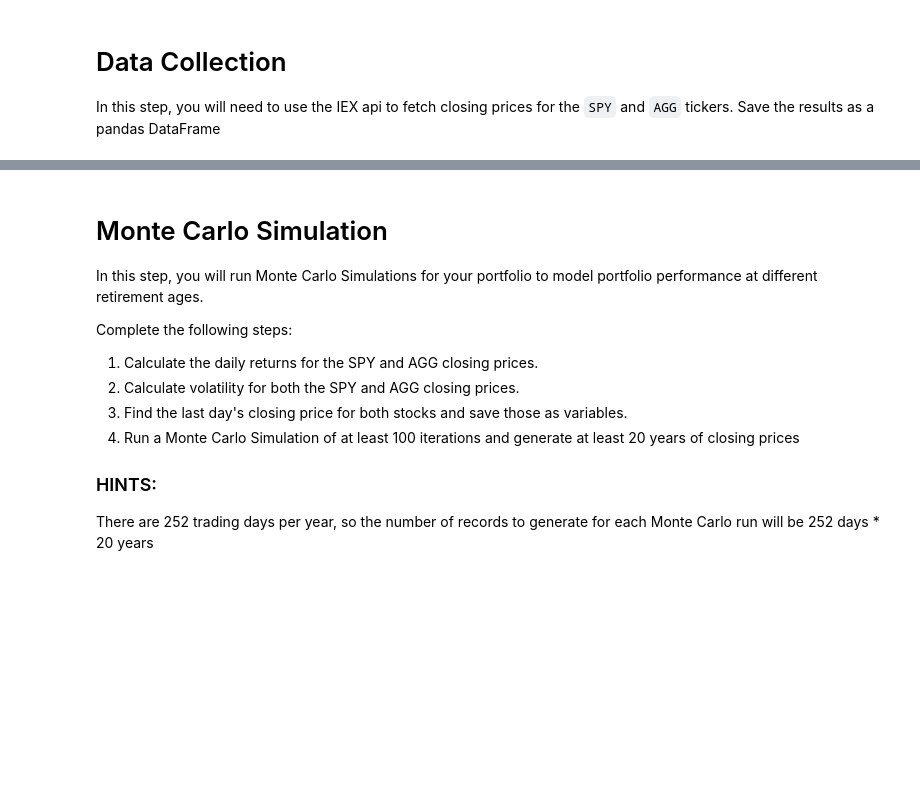
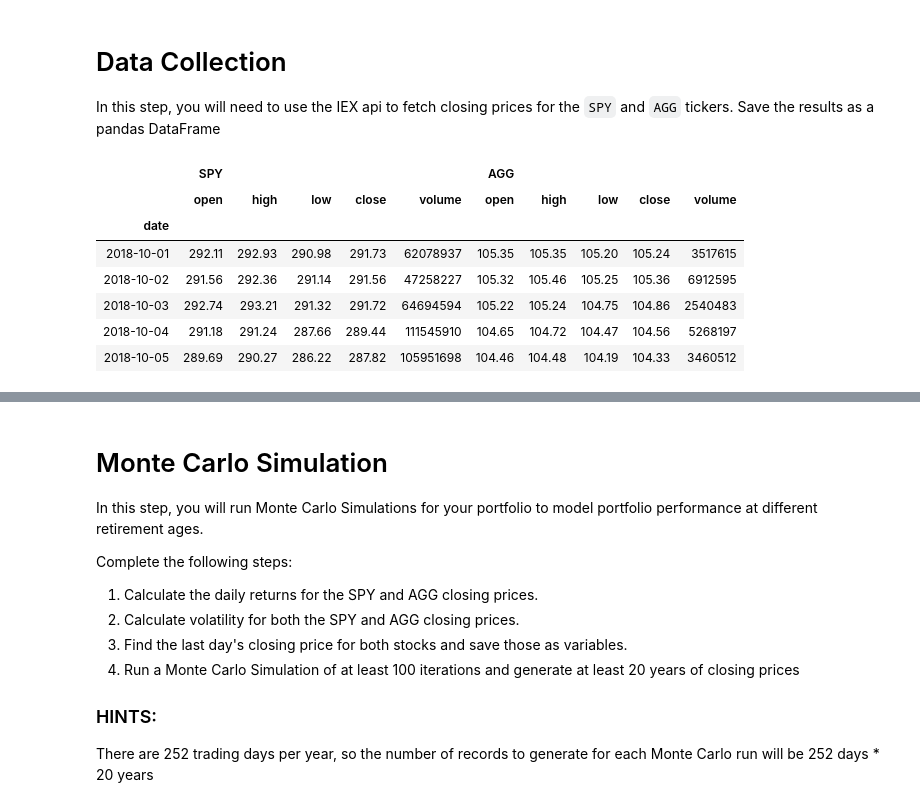
Before and after one commit to KeepItOnTheDownload/Financial-Planning-Services-Challenge, a Jupyter notebook: portfolio_planner.ipynb, the cells around one changed output, grey strips where cells are left out. Saved outputs shown, nothing was run; the diff lists cells and outputs as text; code cells hidden in the pictures; blank space fills up the shorter version.

```diff
--- a/portfolio_planner.ipynb
+++ b/portfolio_planner.ipynb
@@ -22,0 +21,21 @@ list_of_tickers = ["SPY", "AGG"]
+# %%
+# Set the ticker
+list_of_tickers = ["SPY", "AGG"]
+
+# Set Start and end date
+end_date = datetime.now()
+start_date = end_date + timedelta(-365)
+
+
+# Get 1 year's worth of historical data for TSLA
+tickers_df = pd.DataFrame(get_historical_data(list_of_tickers, start_date, end_date, output_format='pandas'))
+tickers_df.head()
+# %% [output]
+|  | SPY |  |  |  |  | AGG |  |  |  |  |
+|  | open | high | low | close | volume | open | high | low | close | volume |
+| date |  |  |  |  |  |  |  |  |  |  |
+| 2018-10-01 | 292.11 | 292.93 | 290.98 | 291.73 | 62078937 | 105.35 | 105.35 | 105.20 | 105.24 | 3517615 |
+| 2018-10-02 | 291.56 | 292.36 | 291.14 | 291.56 | 47258227 | 105.32 | 105.46 | 105.25 | 105.36 | 6912595 |
+| 2018-10-03 | 292.74 | 293.21 | 291.32 | 291.72 | 64694594 | 105.22 | 105.24 | 104.75 | 104.86 | 2540483 |
+| 2018-10-04 | 291.18 | 291.24 | 287.66 | 289.44 | 111545910 | 104.65 | 104.72 | 104.47 | 104.56 | 5268197 |
+| 2018-10-05 | 289.69 | 290.27 | 286.22 | 287.82 | 105951698 | 104.46 | 104.48 | 104.19 | 104.33 | 3460512 |
```
Also changed, not shown: parts of 32 cells of this notebook, 2 other files.
